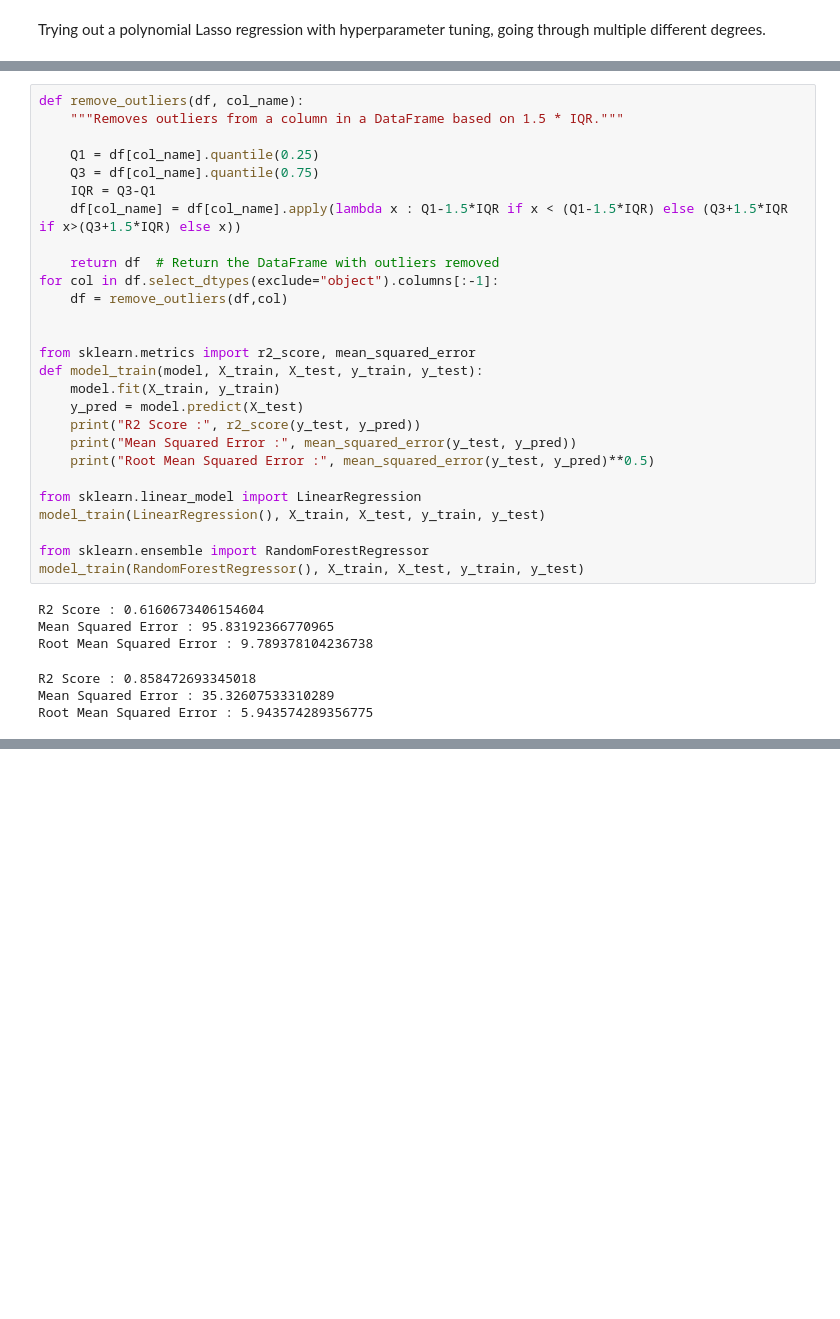
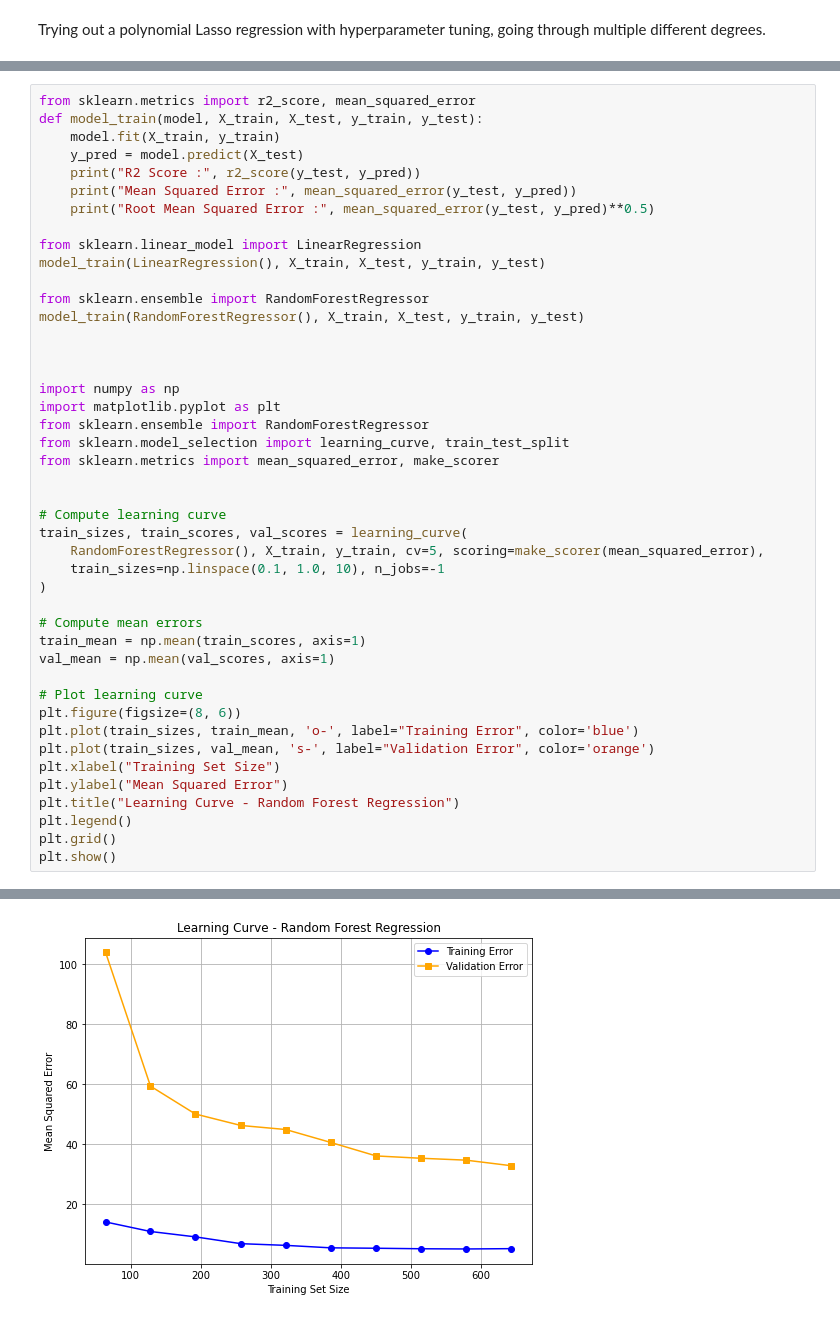
Before and after one commit to elisabellahj/MLing, a Jupyter notebook: Andreas.ipynb, the cells around one changed output, grey strips where cells are left out. Cells and saved outputs as stored; diff of their text form; blank space fills up the shorter version.

```diff
--- a/Andreas.ipynb
+++ b/Andreas.ipynb
@@ -385,34 +301,45 @@ MSE: 58.9768
-# %%
-def remove_outliers(df, col_name):
-    """Removes outliers from a column in a DataFrame based on 1.5 * IQR."""
-
-    Q1 = df[col_name].quantile(0.25)
-    Q3 = df[col_name].quantile(0.75)
-    IQR = Q3-Q1
-    df[col_name] = df[col_name].apply(lambda x : Q1-1.5*IQR if x < (Q1-1.5*IQR) else (Q3+1.5*IQR if x>(Q3+1.5*IQR) else x))
-
-    return df  # Return the DataFrame with outliers removed
-for col in df.select_dtypes(exclude="object").columns[:-1]:
-    df = remove_outliers(df,col)
-
-
-from sklearn.metrics import r2_score, mean_squared_error
-def model_train(model, X_train, X_test, y_train, y_test):
-    model.fit(X_train, y_train)
-    y_pred = model.predict(X_test)
-    print("R2 Score :", r2_score(y_test, y_pred))
-    print("Mean Squared Error :", mean_squared_error(y_test, y_pred))
-    print("Root Mean Squared Error :", mean_squared_error(y_test, y_pred)**0.5)
-
-from sklearn.linear_model import LinearRegression
-model_train(LinearRegression(), X_train, X_test, y_train, y_test)
-
-from sklearn.ensemble import RandomForestRegressor
-model_train(RandomForestRegressor(), X_train, X_test, y_train, y_test)
-# %% [output]
-R2 Score : 0.6160673406154604
-Mean Squared Error : 95.83192366770965
-Root Mean Squared Error : 9.789378104236738
-R2 Score : 0.858472693345018
-Mean Squared Error : 35.32607533310289
-Root Mean Squared Error : 5.943574289356775
+# %%
+from sklearn.metrics import r2_score, mean_squared_error
+def model_train(model, X_train, X_test, y_train, y_test):
+    model.fit(X_train, y_train)
+    y_pred = model.predict(X_test)
+    print("R2 Score :", r2_score(y_test, y_pred))
+    print("Mean Squared Error :", mean_squared_error(y_test, y_pred))
+    print("Root Mean Squared Error :", mean_squared_error(y_test, y_pred)**0.5)
+
+from sklearn.linear_model import LinearRegression
+model_train(LinearRegression(), X_train, X_test, y_train, y_test)
+
+from sklearn.ensemble import RandomForestRegressor
+model_train(RandomForestRegressor(), X_train, X_test, y_train, y_test)
+
+
+
+import numpy as np
+import matplotlib.pyplot as plt
+from sklearn.ensemble import RandomForestRegressor
+from sklearn.model_selection import learning_curve, train_test_split
+from sklearn.metrics import mean_squared_error, make_scorer
+
+
+# Compute learning curve
+train_sizes, train_scores, val_scores = learning_curve(
+    RandomForestRegressor(), X_train, y_train, cv=5, scoring=make_scorer(mean_squared_error),
+    train_sizes=np.linspace(0.1, 1.0, 10), n_jobs=-1
+)
+
+# Compute mean errors
+train_mean = np.mean(train_scores, axis=1)
+val_mean = np.mean(val_scores, axis=1)
+
+# Plot learning curve
+plt.figure(figsize=(8, 6))
+plt.plot(train_sizes, train_mean, 'o-', label="Training Error", color='blue')
+plt.plot(train_sizes, val_mean, 's-', label="Validation Error", color='orange')
+plt.xlabel("Training Set Size")
+plt.ylabel("Mean Squared Error")
+plt.title("Learning Curve - Random Forest Regression")
+plt.legend()
+plt.grid()
+plt.show()
+# %% [output]
@@ -418,0 +352 @@ Root Mean Squared Error : 5.943574289356775
+[figure, added]
```
Also changed, not shown: parts of 13 cells of this notebook, 2 other files.
